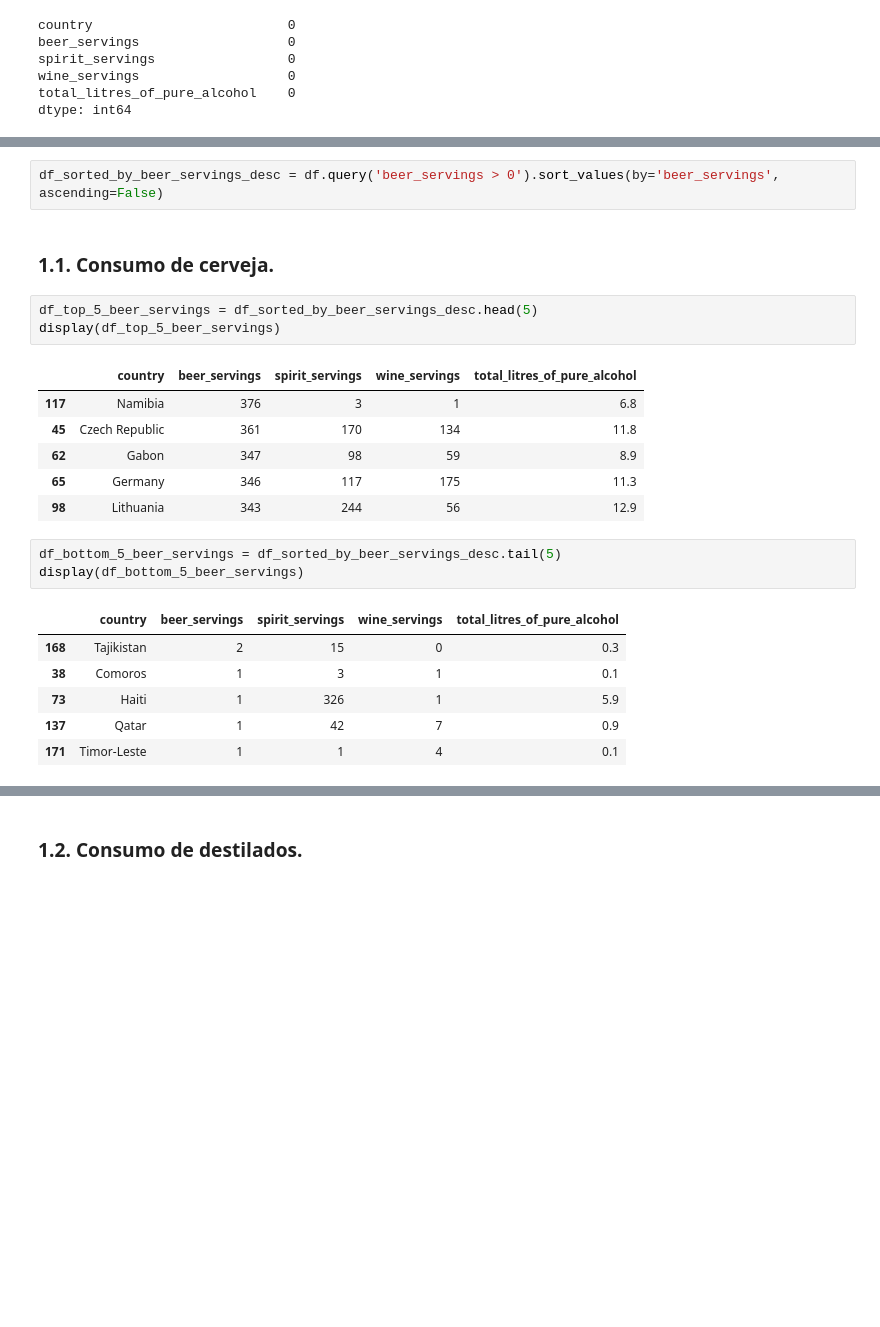
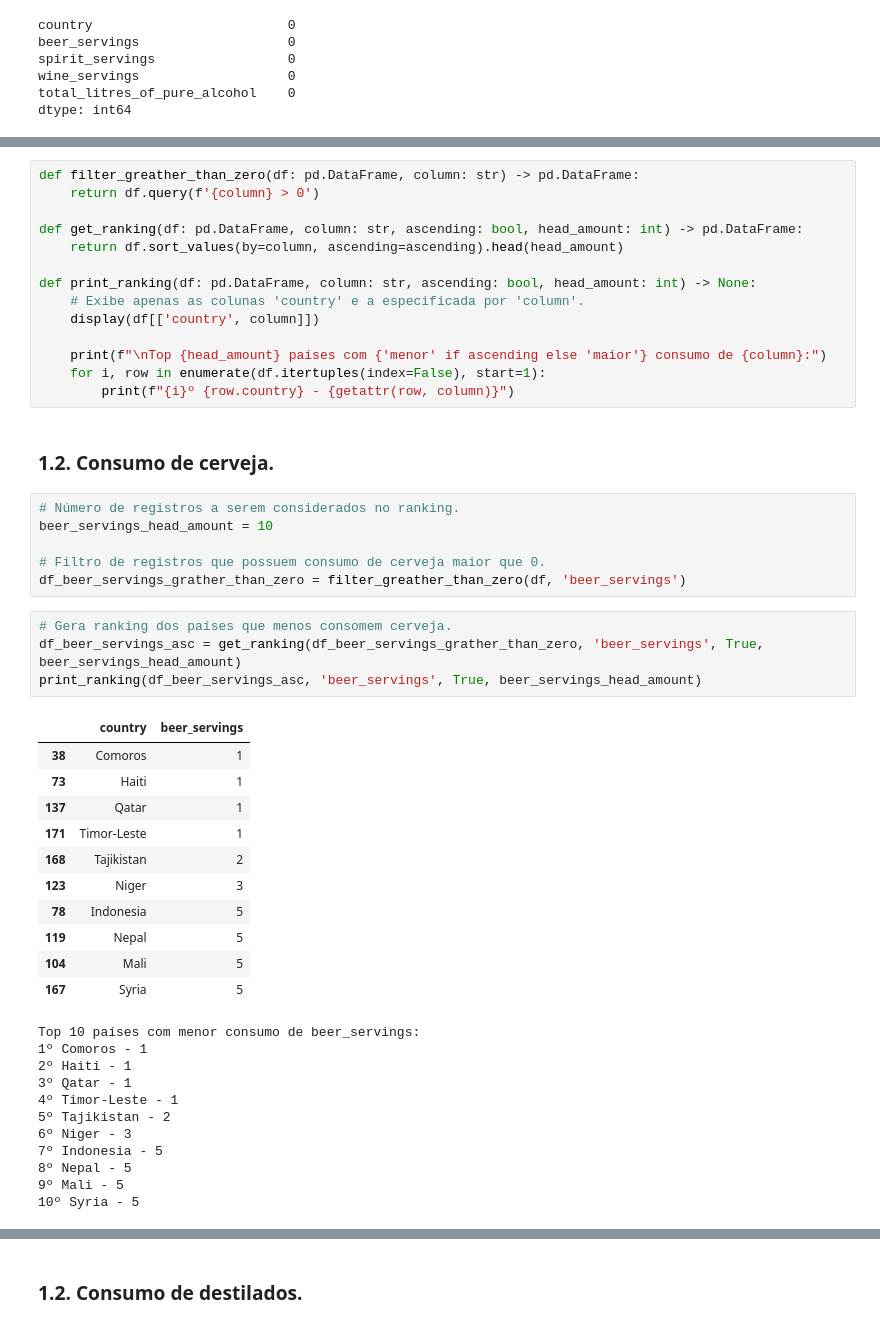
Before and after one commit to leonardopottmayer/data-science-alcohol-consumption-by-country, a Jupyter notebook: src/script.ipynb, the cells around one changed output, grey strips where cells are left out. Cells and saved outputs as stored; diff of their text form; blank space fills up the shorter version.

```diff
--- a/src/script.ipynb
+++ b/src/script.ipynb
@@ -108,24 +107,49 @@ Classificação dos países com maior e menor consumo médio de cerveja, de vinh
+# %%
+def filter_greather_than_zero(df: pd.DataFrame, column: str) -> pd.DataFrame:
+    return df.query(f'{column} > 0')
+
+def get_ranking(df: pd.DataFrame, column: str, ascending: bool, head_amount: int) -> pd.DataFrame:
+    return df.sort_values(by=column, ascending=ascending).head(head_amount)
+
+def print_ranking(df: pd.DataFrame, column: str, ascending: bool, head_amount: int) -> None:
+    # Exibe apenas as colunas 'country' e a especificada por 'column'.
+    display(df[['country', column]])
+
+    print(f"\nTop {head_amount} países com {'menor' if ascending else 'maior'} consumo de {column}:")
+    for i, row in enumerate(df.itertuples(index=False), start=1):
+        print(f"{i}º {row.country} - {getattr(row, column)}")
+# %% [markdown]
+### 1.2. Consumo de cerveja.
 # %%
-df_sorted_by_beer_servings_desc = df.query('beer_servings > 0').sort_values(by='beer_servings', ascending=False)
+# Número de registros a serem considerados no ranking.
+beer_servings_head_amount = 10
+
+# Filtro de registros que possuem consumo de cerveja maior que 0.
+df_beer_servings_grather_than_zero = filter_greather_than_zero(df, 'beer_servings')
-# %% [markdown]
-### 1.1. Consumo de cerveja.
-# %%
-df_top_5_beer_servings = df_sorted_by_beer_servings_desc.head(5)
-display(df_top_5_beer_servings)
-# %% [output]
-|  | country | beer_servings | spirit_servings | wine_servings | total_litres_of_pure_alcohol |
-| 117 | Namibia | 376 | 3 | 1 | 6.8 |
-| 45 | Czech Republic | 361 | 170 | 134 | 11.8 |
-| 62 | Gabon | 347 | 98 | 59 | 8.9 |
-| 65 | Germany | 346 | 117 | 175 | 11.3 |
-| 98 | Lithuania | 343 | 244 | 56 | 12.9 |
-# %%
-df_bottom_5_beer_servings = df_sorted_by_beer_servings_desc.tail(5)
-display(df_bottom_5_beer_servings)
-# %% [output]
-|  | country | beer_servings | spirit_servings | wine_servings | total_litres_of_pure_alcohol |
-| 168 | Tajikistan | 2 | 15 | 0 | 0.3 |
-| 38 | Comoros | 1 | 3 | 1 | 0.1 |
-| 73 | Haiti | 1 | 326 | 1 | 5.9 |
-| 137 | Qatar | 1 | 42 | 7 | 0.9 |
-| 171 | Timor-Leste | 1 | 1 | 4 | 0.1 |
+# %%
+# Gera ranking dos países que menos consomem cerveja.
+df_beer_servings_asc = get_ranking(df_beer_servings_grather_than_zero, 'beer_servings', True, beer_servings_head_amount)
+print_ranking(df_beer_servings_asc, 'beer_servings', True, beer_servings_head_amount)
+# %% [output]
+|  | country | beer_servings |
+| 38 | Comoros | 1 |
+| 73 | Haiti | 1 |
+| 137 | Qatar | 1 |
+| 171 | Timor-Leste | 1 |
+| 168 | Tajikistan | 2 |
+| 123 | Niger | 3 |
+| 78 | Indonesia | 5 |
+| 119 | Nepal | 5 |
+| 104 | Mali | 5 |
+| 167 | Syria | 5 |
+Top 10 países com menor consumo de beer_servings:
+1º Comoros - 1
+2º Haiti - 1
+3º Qatar - 1
+4º Timor-Leste - 1
+5º Tajikistan - 2
+6º Niger - 3
+7º Indonesia - 5
+8º Nepal - 5
+9º Mali - 5
+10º Syria - 5
```
Also changed, not shown: parts of 12 cells of this notebook.
